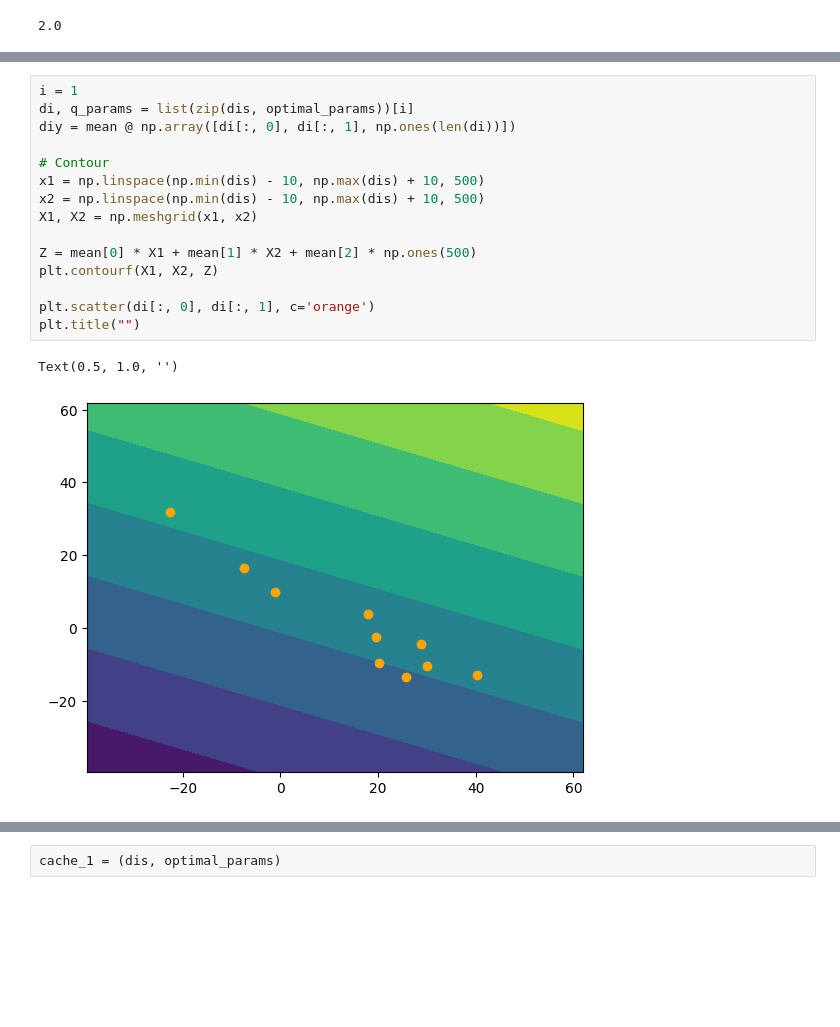
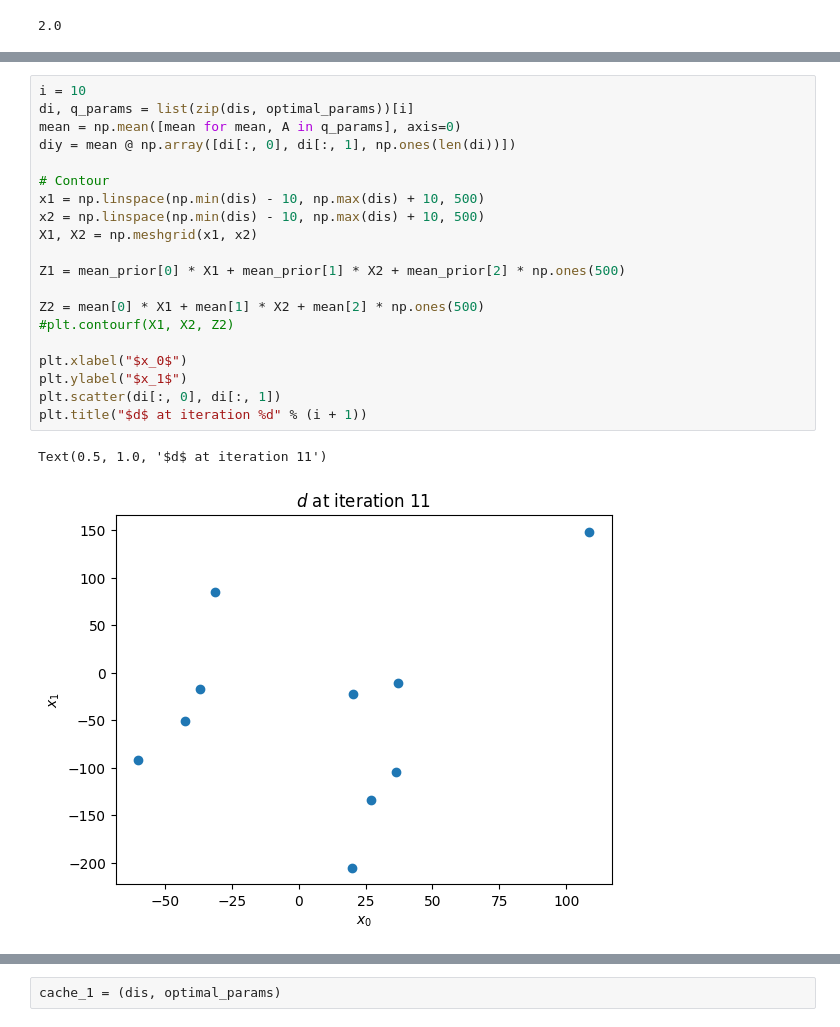
Before and after one commit to Snailed/bayesian-optimal-design-pocs, a Jupyter notebook: python/Week 4, second attempt.ipynb, the cells around one changed output, grey strips where cells are left out. Drawn from its saved outputs; the diff is of its cells as text; blank space fills up the shorter version.

```diff
--- a/python/Week 4, second attempt.ipynb
+++ b/python/Week 4, second attempt.ipynb
@@ -220,18 +461,23 @@ plt.show()
 # %%
-i = 1
+i = 10
 di, q_params = list(zip(dis, optimal_params))[i]
+mean = np.mean([mean for mean, A in q_params], axis=0)
 diy = mean @ np.array([di[:, 0], di[:, 1], np.ones(len(di))])
 
 # Contour
 x1 = np.linspace(np.min(dis) - 10, np.max(dis) + 10, 500)
 x2 = np.linspace(np.min(dis) - 10, np.max(dis) + 10, 500)
 X1, X2 = np.meshgrid(x1, x2)
 
-Z = mean[0] * X1 + mean[1] * X2 + mean[2] * np.ones(500)
-plt.contourf(X1, X2, Z)
+Z1 = mean_prior[0] * X1 + mean_prior[1] * X2 + mean_prior[2] * np.ones(500)
 
-plt.scatter(di[:, 0], di[:, 1], c='orange')
-plt.title("")
+Z2 = mean[0] * X1 + mean[1] * X2 + mean[2] * np.ones(500)
+#plt.contourf(X1, X2, Z2)
+
+plt.xlabel("$x_0$")
+plt.ylabel("$x_1$")
+plt.scatter(di[:, 0], di[:, 1])
+plt.title("$d$ at iteration %d" % (i + 1))
 # %% [output]
-Text(0.5, 1.0, '')
+Text(0.5, 1.0, '$d$ at iteration 11')
-[figure, old version]
+[figure, new version]
```
Also changed, not shown: parts of 40 cells of this notebook.
